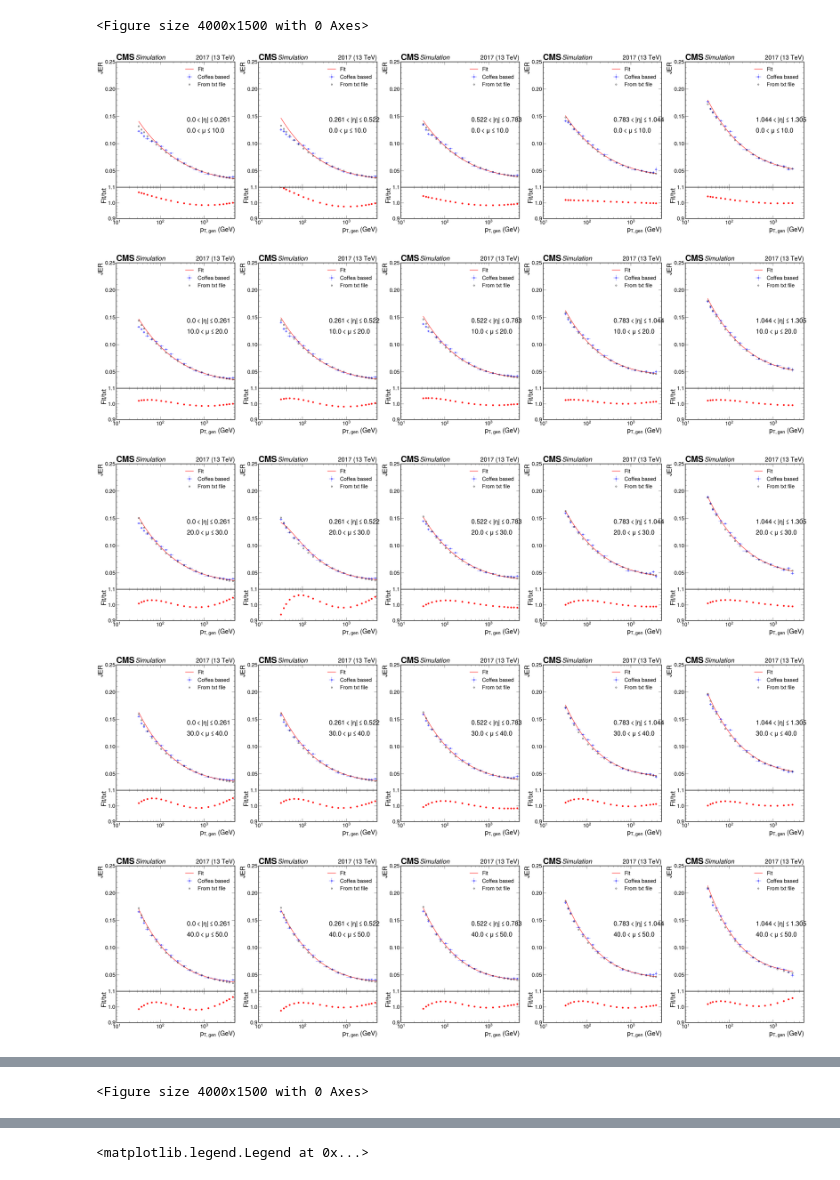
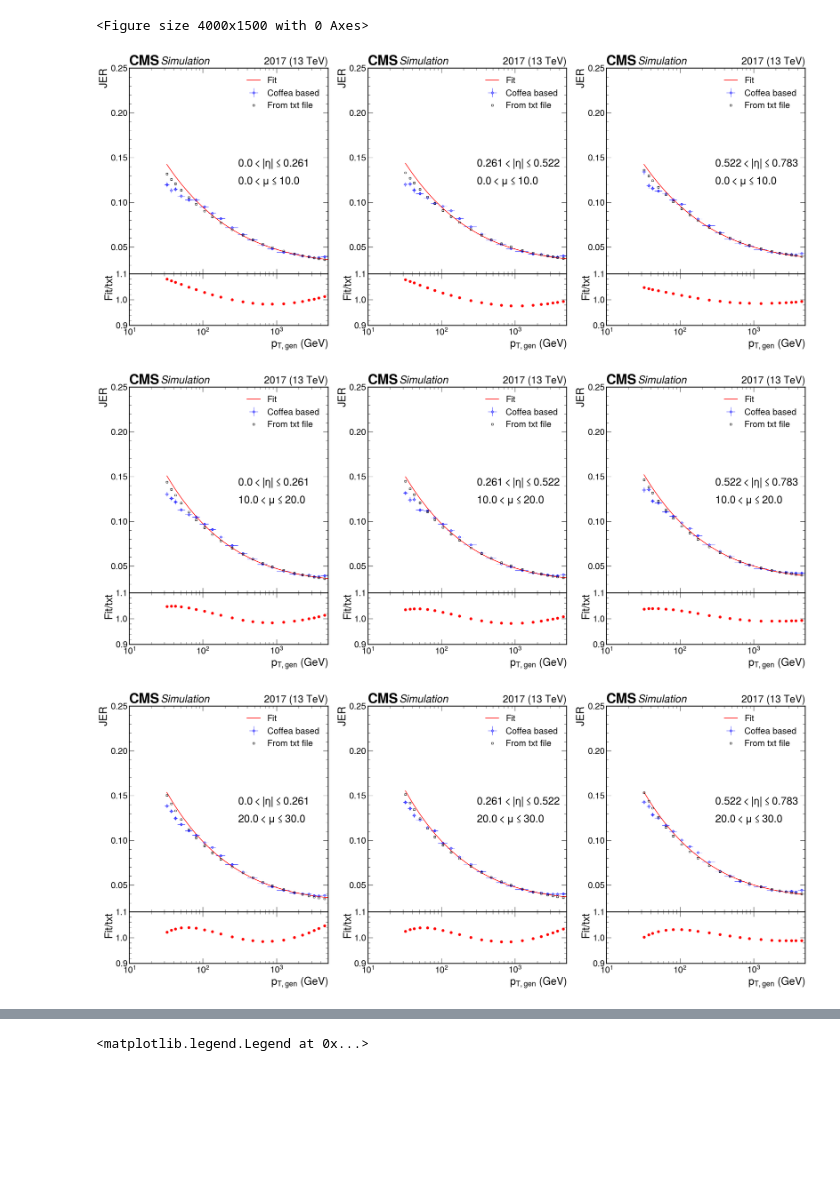
Before and after one commit to mandalaritra1/JERcoffeacasa, a Jupyter notebook: plotting.ipynb, the cells around one changed output, grey strips where cells are left out. Cells and saved outputs as stored; diff of their text form; code cells hidden in the pictures; blank space fills up the shorter version.

```diff
--- a/plotting.ipynb
+++ b/plotting.ipynb
@@ -60,21 +62,26 @@ datasets = hist_0.axes[0].centers
 pt_bins = hist_0.axes[1].edges
 frac_bins = hist_0.axes[2].edges
 eta_bins = hist_0.axes[3].edges
-rho_bins = hist_0.axes[4].edges
-pileup_bins = hist_0.axes[5].edges
-
+pileup_bins = hist_0.axes[4].edges
+#rho_bins = hist_0.axes[5].edges
 
 pt_values = hist_0.axes[1].centers
 frac_values = hist_0.axes[2].centers
 eta_values = hist_0.axes[3].centers
-rho_values = hist_0.axes[4].centers
-pileup_values = hist_0.axes[5].centers
+pileup_values = hist_0.axes[4].centers
+#rho_values = hist_0.axes[5].centers
 
 pt_widths = hist_0.axes[1].widths
 frac_widths = hist_0.axes[2].widths
 eta_widths = hist_0.axes[3].widths
-rho_widths = hist_0.axes[4].widths
-pileup_widths = hist_0.axes[5].widths
+pileup_widths = hist_0.axes[4].widths
+#rho_widths = hist_0.axes[5].widths
+# %%
+if era == '2017':
+    rho_axis = hist.axis.Variable( [0, 7.39, 13.4, 19.42, 25.44, 31.46, 37.48 ])
+if era == '2018':
+    rho_axis = hist.axis.Variable( [0, 7.34, 13.24, 19.14, 25.05, 30.95, 36.85])
+rho_values = rho_axis.centers
 # %%
 def jerfunc(x, p0, p1, p2, p3):
     return np.sqrt(p0*np.abs(p0)/(x*x)+p1*p1*np.power(x,p3) + p2*p2)
@@ -166,14 +173,14 @@ array([ 3.735, 10.48 , 16.505, 22.53 , 28.555, 34.58 , 63.795])
 #vs pileup (then converted to rho value using the relation derived)
 
 import pandas as pd
-eras = ['2017', '2018']
-#eras = ['2017']
-df_fit = pd.DataFrame({"rho_low":[], "rho_high":[], "eta_low":[], "eta_high":[], "par0":[],"par0_unc":[], "par1":[],"par1_unc":[],
+#eras = ['2017', '2018']
+eras = ['2017']
+df_fit = pd.DataFrame({ "eta_low":[], "eta_high":[], "par0":[],"par0_unc":[], "par1":[],"par1_unc":[],
                        "par2":[],"par2_unc":[], "par3":[],"par3_unc":[] , "era":[]})
 n_rho_min = 0
-n_rho_max = 6
+n_rho_max = 3
 n_eta_min = 0
-n_eta_max = 5
+n_eta_max = 3
 n_rho = n_rho_max - n_rho_min
 n_eta = n_eta_max - n_eta_min
 for era in eras:
@@ -192,7 +199,7 @@ for era in eras:
         jerfile = "Summer20UL17_JRV1_MC_PtResolution_AK4PFchs.txt"
         filename = 'samples/flatPU_JMENano_2017.txt'
         year = 2017
-        more = "JME_all_jets"
+        more = "JME"
     if era == '2018':
         jerfile = "Summer20UL18_JRV1_MC_PtResolution_AK4PFchs.txt"
         filename = 'samples/flatPU_JMENano_2018.txt'
@@ -220,12 +227,12 @@ for era in eras:
             sigma_error_list  = np.array(histfit.parameters["sigmaErr"])
 
 
-            #sel = (pt_values>=30) & (pt_values<=4000)
             sel = (histfit.parameters["sigma"] != None ) & (pt_values>=30)
-            #print(sel)
-            popt,pcov = curve_fit(jerfunc,  np.array(pt_values[sel], dtype = 'float64'),  np.array(sigma_list[sel], dtype = 'float64') , sigma = np.array(sigma_error_list[sel],dtype = 'float64') , bounds =([-10,-5,-3,-5],[10,2,2,5]) )
 
-            df_fit2 = pd.DataFrame({"rho_low":[rho_bins[i_rho]], "rho_high":[rho_bins[i_rho+1]], "eta_low":[eta_bins[i_eta]], "eta_high":[eta_bins[i_eta+1]],
+            popt,pcov = curve_fit(jerfunc,  np.array(pt_values[sel], dtype = 'float64'),  np.array(sigma_list[sel], dtype = 'float64') ,
+                                  sigma = np.array(sigma_error_list[sel],dtype = 'float64') , bounds =([-10,-5,-3,-5],[10,2,2,5]) )
+
+            df_fit2 = pd.DataFrame({ "eta_low":[eta_bins[i_eta]], "eta_high":[eta_bins[i_eta+1]],
                                     "par0":[popt[0]],"par0_unc":[np.sqrt(pcov[0][0])], "par1":[popt[1]],"par1_unc":[np.sqrt(pcov[1][1])],
                                     "par2":[popt[2]],"par2_unc":[np.sqrt(pcov[2][2])], "par3":[popt[3]],"par3_unc":[np.sqrt(pcov[3][3])] , "era":[era]})
             df_fit = pd.concat([df_fit,df_fit2])
@@ -238,37 +245,35 @@ for era in eras:
             plt.xlim(10,5000)
 
             plt.ylabel("JER")
             plt.xscale("log")
             plt.ylim(0.02, 0.250)
             ax.set_xticklabels('')
 
             plt.errorbar(x = pt_values[sel], y = [computeJER(pt = pt,eta = eta_values[i_eta],rho = rho_values[i_rho], filename = jerfile) for pt in pt_values[sel]], fmt = next(markers) ,
                              label = "From txt file",linestyle = "", markersize = 5, markerfacecolor='none', color = 'black')
             hep.cms.label( year = era )
 
 
             plt.legend()
-            plt.text(400, 0.14, str(round(eta_bins[i_eta],3))+r'$ <|\eta| \leq $'+str(round(eta_bins[i_eta+1],3)))
-            plt.text(400, 0.12, str(round(pileup_bins[i_rho],0))+r'$ <\mu \leq $'+str(round(pileup_bins[i_rho+1],0)))
+            plt.text(300, 0.14, str(round(eta_bins[i_eta],3))+r'$ <|\eta| \leq $'+str(round(eta_bins[i_eta+1],3)))
+            plt.text(300, 0.12, str(round(pileup_bins[i_rho],0))+r'$ <\mu \leq $'+str(round(pileup_bins[i_rho+1],0)))
 
             #ratio plot
             ax2 = plt.subplot(gs[n_eta+i_eta - n_eta_min])
 
 
             ratio2 = jerfunc(pt_values[sel], *popt)/np.reshape([computeJER(pt = pt,eta = eta_values[i_eta],rho = rho_values[i_rho], filename = jerfile) for pt in pt_values[sel]], len(pt_values[sel]))
 
             ax2.plot(pt_values[sel], ratio2, color = 'r', label = 'Fit/txt', marker = 'o', linestyle = '')
             plt.ylim(0.9, 1.1)
 
             ax2.set_xlim(10,5000)
             ax2.set_xscale('log')
             ax2.set_xlabel(r"$p_{T,gen}$ (GeV)")
             ax2.set_ylabel('Fit/txt')
         plt.savefig("plots/"+era+"_"+str(round(eta_bins[i_eta],3))+"_" +str(round(pileup_bins[i_rho],1))+".png", dpi = 100)
 # %% [output]
 <Figure size 4000x1500 with 0 Axes>
-[figure, old version]
+[figure, new version]
-[figure, old version]
+[figure, new version]
-[figure, old version]
+[figure, new version]
-[figure, removed]
-[figure, removed]
@@ -276 +279,0 @@ for era in eras:
-<Figure size 4000x1500 with 0 Axes>
```
Also changed, not shown: parts of 7 cells of this notebook, 12 other files.
